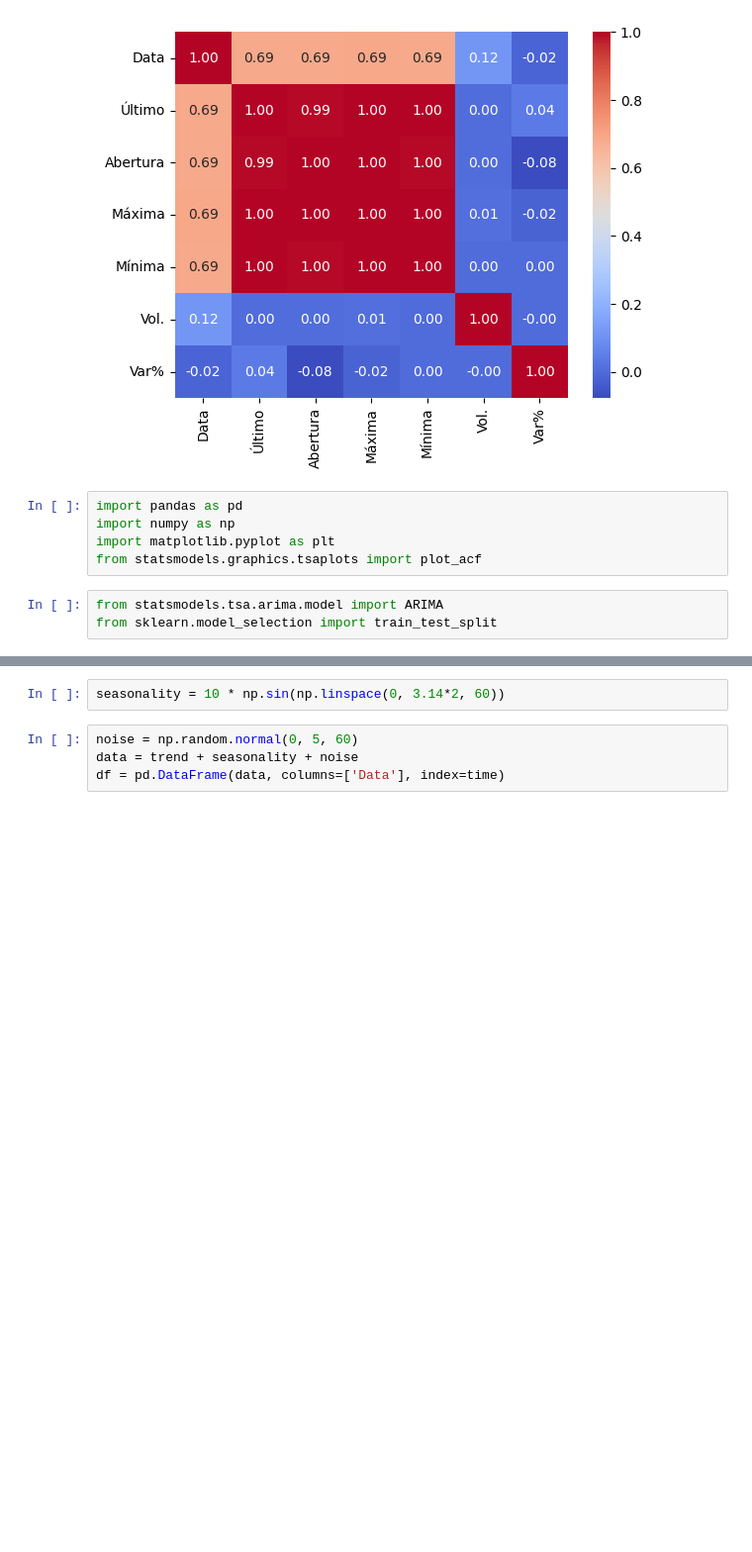
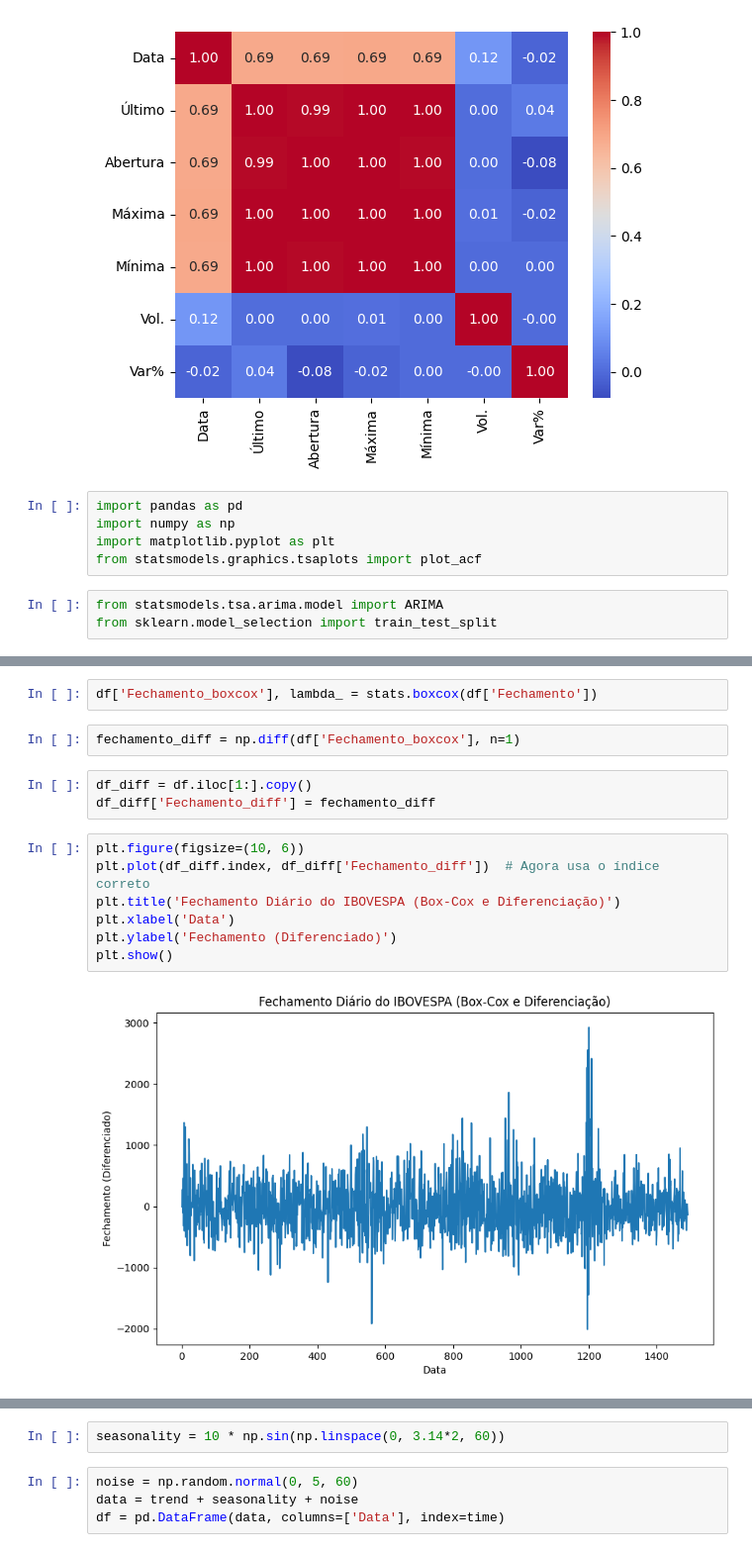
Before and after one commit to SuzanaKstro/Desafio-Fiap, a Jupyter notebook: Untitled24.ipynb, the cells around one changed output, grey strips where cells are left out. Shown at 99% size. Cells and saved outputs as stored; diff of their text form; blank space fills up the shorter version.

```diff
--- a/Untitled24.ipynb
+++ b/Untitled24.ipynb
@@ -161,0 +234,16 @@ from sklearn.model_selection import train_test_split
+# %%
+df['Fechamento_boxcox'], lambda_ = stats.boxcox(df['Fechamento'])
+# %%
+fechamento_diff = np.diff(df['Fechamento_boxcox'], n=1)
+# %%
+df_diff = df.iloc[1:].copy()
+df_diff['Fechamento_diff'] = fechamento_diff
+# %%
+plt.figure(figsize=(10, 6))
+plt.plot(df_diff.index, df_diff['Fechamento_diff'])  # Agora usa o índice correto
+plt.title('Fechamento Diário do IBOVESPA (Box-Cox e Diferenciação)')
+plt.xlabel('Data')
+plt.ylabel('Fechamento (Diferenciado)')
+plt.show()
+# %% [output]
+[figure, added]
```
Also changed, not shown: parts of 37 cells of this notebook.
